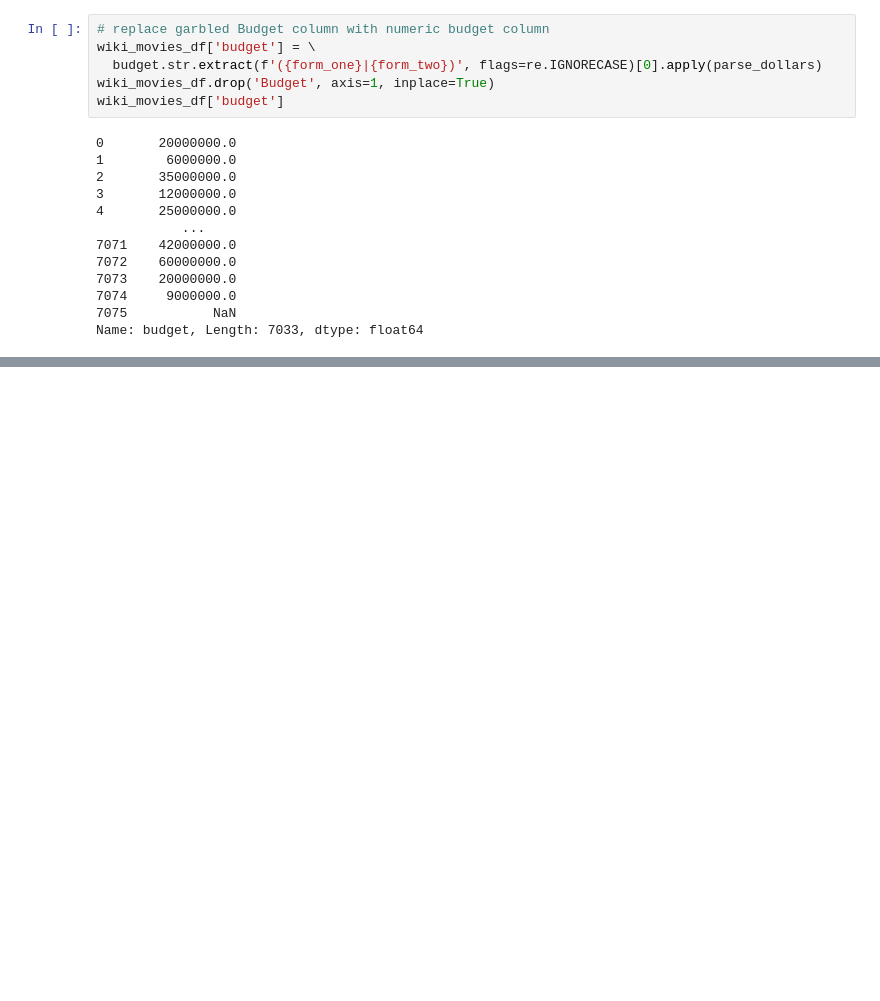
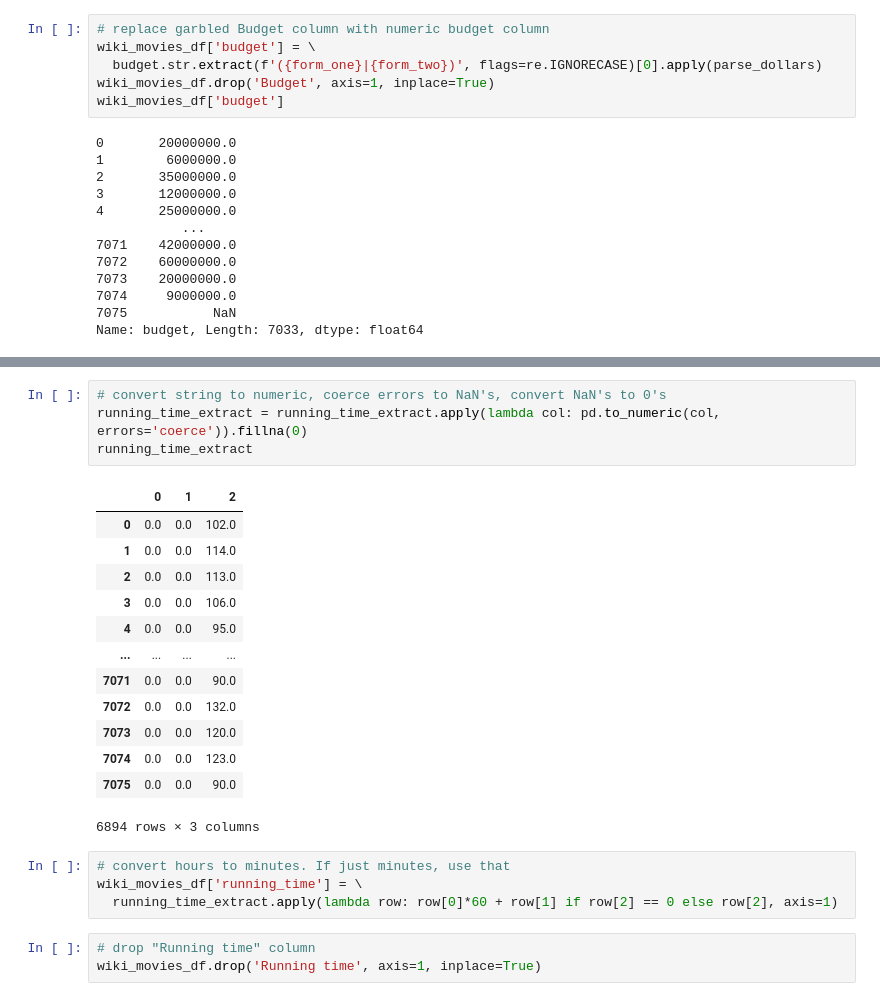
Before and after one commit to graemet-umich/Movies-ETL, a Jupyter notebook: mod8_tagalong.ipynb, the cells around one changed output, grey strips where cells are left out. Saved outputs shown, nothing was run; the diff lists cells and outputs as text; blank space fills up the shorter version.

```diff
--- a/mod8_tagalong.ipynb
+++ b/mod8_tagalong.ipynb
@@ -882,0 +996,25 @@ Name: budget, Length: 7033, dtype: float64
+# %%
+# convert string to numeric, coerce errors to NaN's, convert NaN's to 0's
+running_time_extract = running_time_extract.apply(lambda col: pd.to_numeric(col, errors='coerce')).fillna(0)
+running_time_extract
+# %% [output]
+|  | 0 | 1 | 2 |
+| 0 | 0.0 | 0.0 | 102.0 |
+| 1 | 0.0 | 0.0 | 114.0 |
+| 2 | 0.0 | 0.0 | 113.0 |
+| 3 | 0.0 | 0.0 | 106.0 |
+| 4 | 0.0 | 0.0 | 95.0 |
+| ... | ... | ... | ... |
+| 7071 | 0.0 | 0.0 | 90.0 |
+| 7072 | 0.0 | 0.0 | 132.0 |
+| 7073 | 0.0 | 0.0 | 120.0 |
+| 7074 | 0.0 | 0.0 | 123.0 |
+| 7075 | 0.0 | 0.0 | 90.0 |
+6894 rows × 3 columns
+# %%
+# convert hours to minutes. If just minutes, use that
+wiki_movies_df['running_time'] = \
+  running_time_extract.apply(lambda row: row[0]*60 + row[1] if row[2] == 0 else row[2], axis=1)
+# %%
+# drop "Running time" column
+wiki_movies_df.drop('Running time', axis=1, inplace=True)
```
Also changed, not shown: parts of 15 cells of this notebook.
